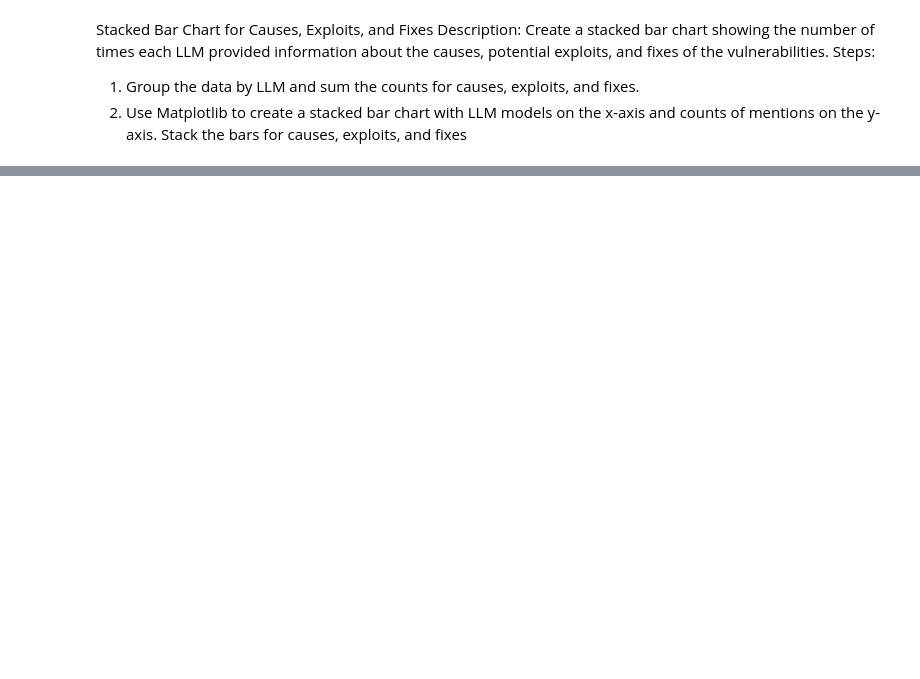
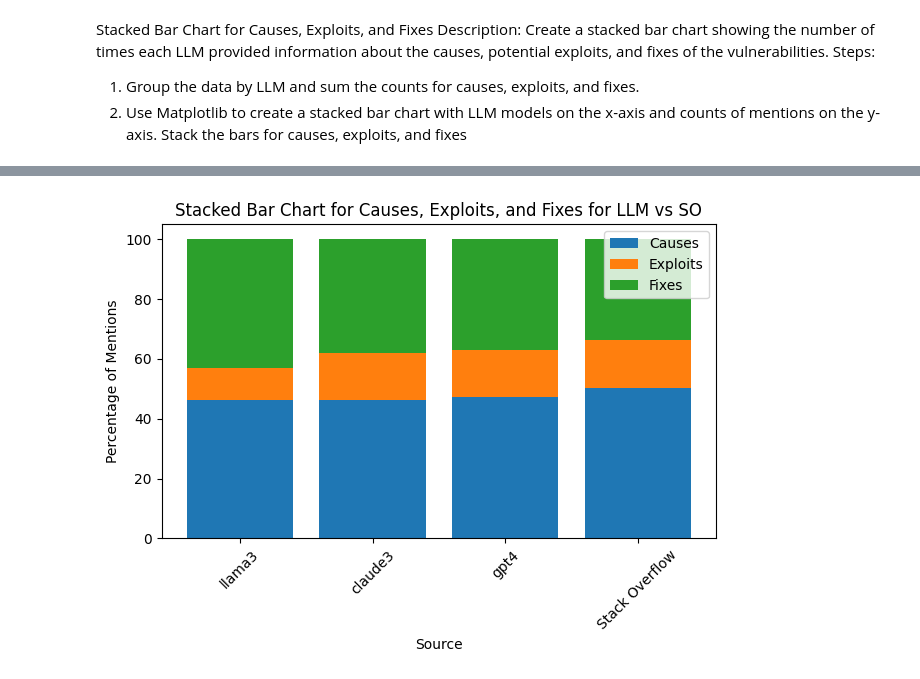
Before and after one commit to BinhL3/visualizations_rq2_analysis, a Jupyter notebook: visualizations.ipynb, the cells around one changed output, grey strips where cells are left out. Drawn from its saved outputs; the diff is of its cells as text; code cells hidden in the pictures; blank space fills up the shorter version.

```diff
--- a/visualizations.ipynb
+++ b/visualizations.ipynb
@@ -75,0 +84,45 @@ plt.show()
+# %%
+df['llama3_total_mentions'] = df[['llama3_causes', 'llama3_exploits', 'llama3_fixes']].sum(axis=1)
+df['claude3_total_mentions'] = df[['claude3_causes', 'claude3_exploits', 'claude3_fixes']].sum(axis=1)
+df['gpt4_total_mentions'] = df[['gpt4_causes', 'gpt4_exploits', 'gpt4_fixes']].sum(axis=1)
+df['so_total_mentions'] = df[['causes', 'exploits', 'fixes']].sum(axis=1)
+
+df['llama3_causes_pct'] = df['llama3_causes'] / df['llama3_total_mentions'] * 100
+df['llama3_exploits_pct'] = df['llama3_exploits'] / df['llama3_total_mentions'] * 100
+df['llama3_fixes_pct'] = df['llama3_fixes'] / df['llama3_total_mentions'] * 100
+
+df['claude3_causes_pct'] = df['claude3_causes'] / df['claude3_total_mentions'] * 100
+df['claude3_exploits_pct'] = df['claude3_exploits'] / df['claude3_total_mentions'] * 100
+df['claude3_fixes_pct'] = df['claude3_fixes'] / df['claude3_total_mentions'] * 100
+
+df['gpt4_causes_pct'] = df['gpt4_causes'] / df['gpt4_total_mentions'] * 100
+df['gpt4_exploits_pct'] = df['gpt4_exploits'] / df['gpt4_total_mentions'] * 100
+df['gpt4_fixes_pct'] = df['gpt4_fixes'] / df['gpt4_total_mentions'] * 100
+
+df['so_causes_pct'] = df['causes'] / df['so_total_mentions'] * 100
+df['so_exploits_pct'] = df['exploits'] / df['so_total_mentions'] * 100
+df['so_fixes_pct'] = df['fixes'] / df['so_total_mentions'] * 100
+
+data = {
+    'LLM': ['llama3', 'claude3', 'gpt4', 'Stack Overflow'],
+    'Causes': [df['llama3_causes_pct'].mean(), df['claude3_causes_pct'].mean(), df['gpt4_causes_pct'].mean(), df['so_causes_pct'].mean()],
+    'Exploits': [df['llama3_exploits_pct'].mean(), df['claude3_exploits_pct'].mean(), df['gpt4_exploits_pct'].mean(), df['so_exploits_pct'].mean()],
+    'Fixes': [df['llama3_fixes_pct'].mean(), df['claude3_fixes_pct'].mean(), df['gpt4_fixes_pct'].mean(), df['so_fixes_pct'].mean()]
+}
+
+data_df = pd.DataFrame(data)
+
+
+plt.bar(data_df['LLM'], data_df['Causes'], label='Causes')
+plt.bar(data_df['LLM'], data_df['Exploits'], bottom=data_df['Causes'], label='Exploits')
+plt.bar(data_df['LLM'], data_df['Fixes'], bottom=data_df['Causes'] + data_df['Exploits'], label='Fixes')
+
+plt.xlabel('Source')
+plt.ylabel('Percentage of Mentions')
+plt.title('Stacked Bar Chart for Causes, Exploits, and Fixes for LLM vs SO')
+plt.legend()
+plt.xticks(rotation=45)
+plt.tight_layout()
+plt.show()
+# %% [output]
+[figure, added]
```
Also changed, not shown: parts of 9 cells of this notebook, 1 other file.
